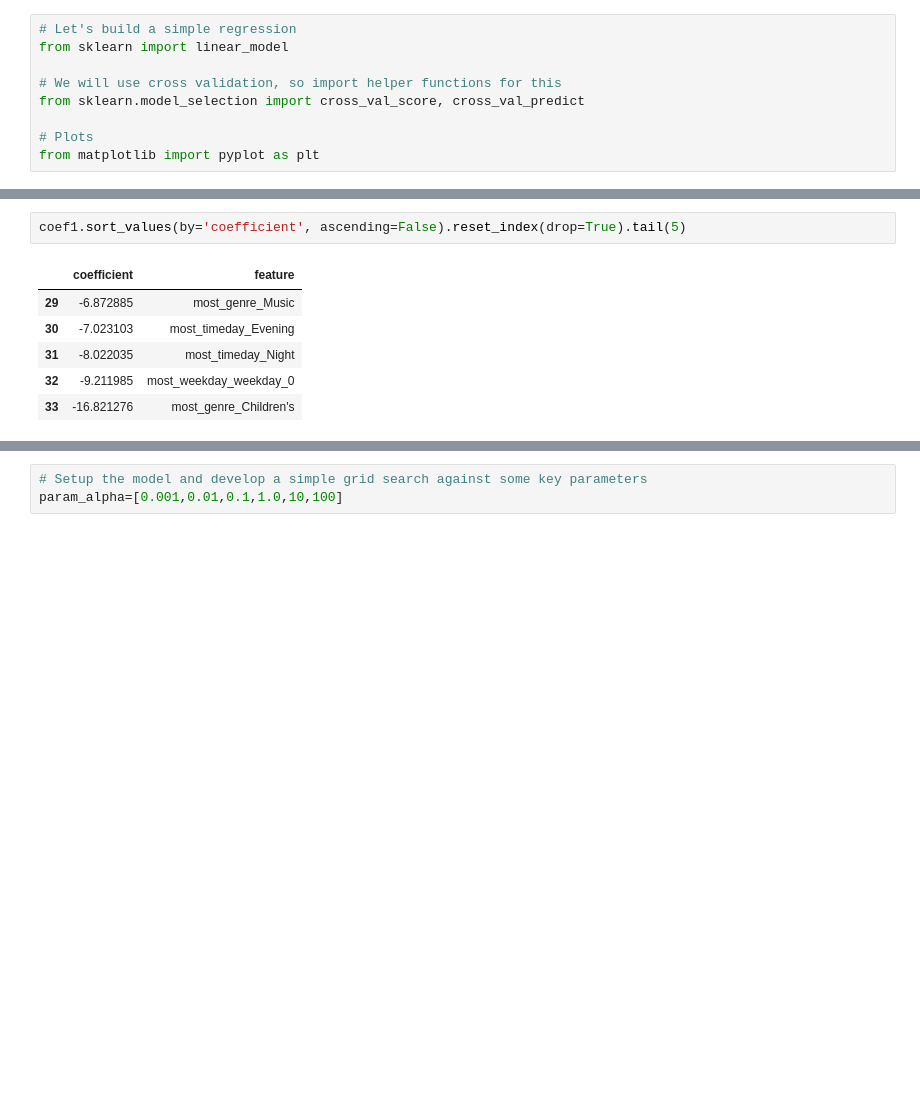
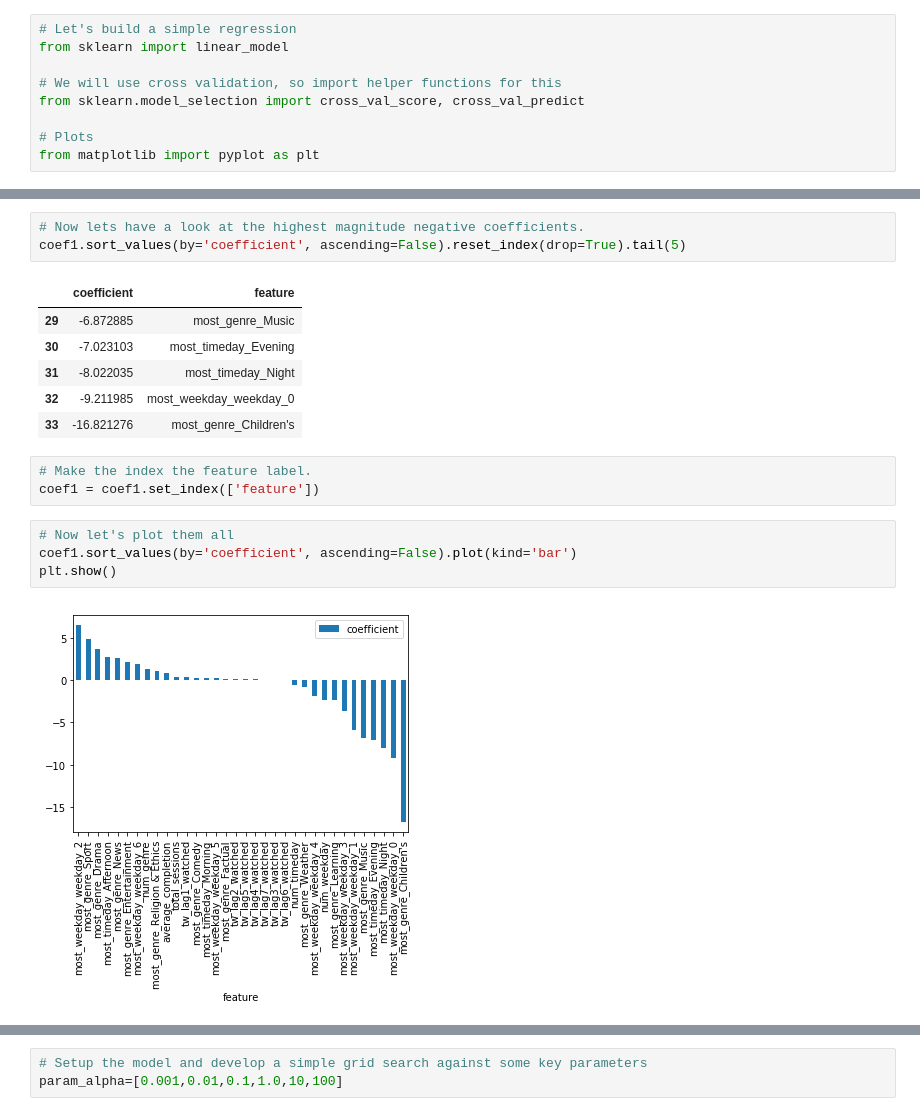
Before and after one commit to bbc/datalab-ml-training, a Jupyter notebook: iPlayerForecast_course4.ipynb, the cells around one changed output, grey strips where cells are left out. Saved outputs shown, nothing was run; the diff lists cells and outputs as text; blank space fills up the shorter version.

```diff
--- a/iPlayerForecast_course4.ipynb
+++ b/iPlayerForecast_course4.ipynb
@@ -217,4 +248,5 @@ coef1.sort_values(by='coefficient', ascending=False).reset_index(drop=True).head
 # %%
+# Now lets have a look at the highest magnitude negative coefficients.
 coef1.sort_values(by='coefficient', ascending=False).reset_index(drop=True).tail(5)
 # %% [output]
 |  | coefficient | feature |
@@ -223,4 +255,13 @@ coef1.sort_values(by='coefficient', ascending=False).reset_index(drop=True).tail
 | 31 | -8.022035 | most_timeday_Night |
 | 32 | -9.211985 | most_weekday_weekday_0 |
 | 33 | -16.821276 | most_genre_Children's |
+# %%
+# Make the index the feature label.
+coef1 = coef1.set_index(['feature'])
+# %%
+# Now let's plot them all
+coef1.sort_values(by='coefficient', ascending=False).plot(kind='bar')
+plt.show()
+# %% [output]
+[figure, added]
 # %% [markdown]
```
Also changed, not shown: parts of 62 cells of this notebook.
